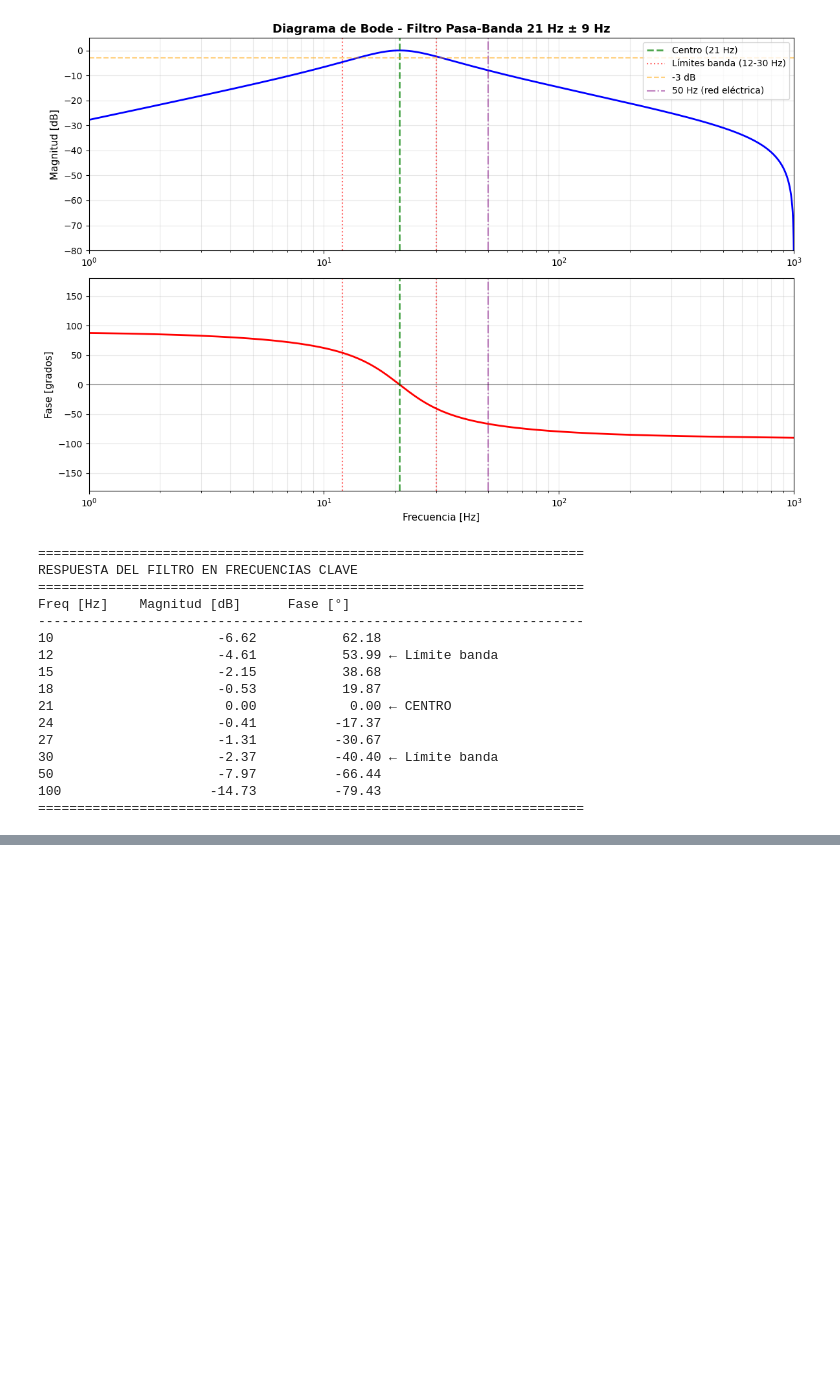
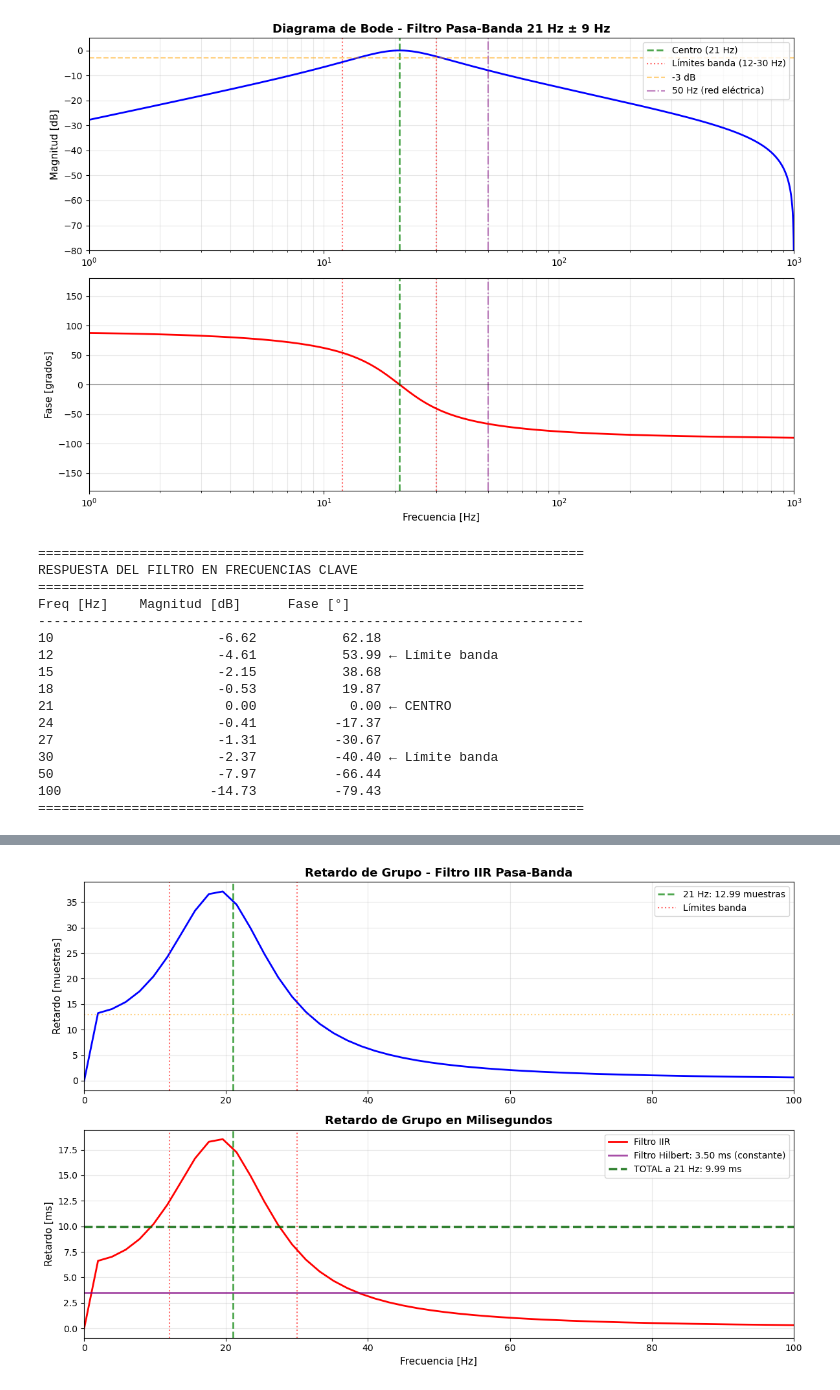
Before and after one commit to Megaomega99/Muestreainador, a Jupyter notebook: Fitros.ipynb, the cells around one changed output, grey strips where cells are left out. Saved outputs shown, nothing was run; the diff lists cells and outputs as text; code cells hidden in the pictures; blank space fills up the shorter version.

```diff
--- a/Fitros.ipynb
+++ b/Fitros.ipynb
@@ -526,0 +531,94 @@ Freq [Hz]    Magnitud [dB]      Fase [°]
+# %%
+# ==============================================================================
+# CÁLCULO DE RETARDO DE GRUPO (GROUP DELAY)
+# ==============================================================================
+# El retardo de grupo indica cuánto se retrasa una señal al pasar por el filtro
+# Es esencial para compensar y encontrar el pico real en la señal original
+
+# 1. Retardo de grupo del filtro IIR pasa-banda
+w_gd, gd_iir = signal.group_delay((b, a), fs=fs)
+
+# 2. Retardo específico a 21 Hz (frecuencia de interés)
+w_21_rad = 2 * np.pi * 21 / fs
+_, gd_iir_21 = signal.group_delay((b, a), w=[w_21_rad], fs=fs)
+retardo_iir_samples = gd_iir_21[0]
+retardo_iir_ms = retardo_iir_samples * 1000 / fs
+
+# 3. Retardo del filtro de Hilbert (FIR simétrico)
+# Para filtros FIR simétricos, el retardo es constante: (N-1)/2
+retardo_hilbert_samples = (hilbert_taps - 1) / 2
+retardo_hilbert_ms = retardo_hilbert_samples * 1000 / fs
+
+# 4. Retardo TOTAL del sistema (IIR + Hilbert)
+retardo_total_samples = retardo_iir_samples + retardo_hilbert_samples
+retardo_total_ms = retardo_total_samples * 1000 / fs
+
+# Calcular período de la señal de 21 Hz para referencia
+periodo_21hz_ms = 1000 / 21  # milisegundos
+
+# ==============================================================================
+# VISUALIZACIÓN DEL RETARDO DE GRUPO
+# ==============================================================================
+fig, (ax1, ax2) = plt.subplots(2, 1, figsize=(12, 8))
+
+# Retardo de grupo del filtro IIR
+ax1.plot(w_gd, gd_iir, 'b-', linewidth=2)
+ax1.axvline(21, color='g', linestyle='--', alpha=0.7, linewidth=2, label=f'21 Hz: {retardo_iir_samples:.2f} muestras')
+ax1.axhline(retardo_iir_samples, color='orange', linestyle=':', alpha=0.5)
+ax1.axvline(12, color='r', linestyle=':', alpha=0.6, linewidth=1.5, label='Límites banda')
+ax1.axvline(30, color='r', linestyle=':', alpha=0.6, linewidth=1.5)
+ax1.set_ylabel('Retardo [muestras]', fontsize=11)
+ax1.set_title('Retardo de Grupo - Filtro IIR Pasa-Banda', fontsize=13, fontweight='bold')
+ax1.grid(True, alpha=0.3)
+ax1.legend(loc='upper right', fontsize=10)
+ax1.set_xlim([0, 100])
+
+# Retardo de grupo en milisegundos
+gd_iir_ms = gd_iir * 1000 / fs
+ax2.plot(w_gd, gd_iir_ms, 'r-', linewidth=2, label='Filtro IIR')
+ax2.axhline(retardo_hilbert_ms, color='purple', linestyle='-', linewidth=2, alpha=0.7, label=f'Filtro Hilbert: {retardo_hilbert_ms:.2f} ms (constante)')
+ax2.axhline(retardo_total_ms, color='darkgreen', linestyle='--', linewidth=2.5, alpha=0.8, label=f'TOTAL a 21 Hz: {retardo_total_ms:.2f} ms')
+ax2.axvline(21, color='g', linestyle='--', alpha=0.7, linewidth=2)
+ax2.axvline(12, color='r', linestyle=':', alpha=0.6, linewidth=1.5)
+ax2.axvline(30, color='r', linestyle=':', alpha=0.6, linewidth=1.5)
+ax2.set_xlabel('Frecuencia [Hz]', fontsize=11)
+ax2.set_ylabel('Retardo [ms]', fontsize=11)
+ax2.set_title('Retardo de Grupo en Milisegundos', fontsize=13, fontweight='bold')
+ax2.grid(True, alpha=0.3)
+ax2.legend(loc='upper right', fontsize=10)
+ax2.set_xlim([0, 100])
+
+plt.tight_layout()
+plt.show()
+
+# ==============================================================================
+# RESULTADOS - RETARDO DEL SISTEMA
+# ==============================================================================
+print("\n" + "=" * 70)
+print("RETARDO DE GRUPO DEL SISTEMA A 21 Hz")
+print("=" * 70)
+print(f"\n1. FILTRO IIR PASA-BANDA:")
+print(f"   Retardo: {retardo_iir_samples:.2f} muestras = {retardo_iir_ms:.2f} ms")
+
+print(f"\n2. FILTRO DE HILBERT (FIR):")
+print(f"   Retardo: {retardo_hilbert_samples:.2f} muestras = {retardo_hilbert_ms:.2f} ms")
+
+print(f"\n3. RETARDO TOTAL (IIR + Hilbert):")
+print(f"   Retardo: {retardo_total_samples:.2f} muestras = {retardo_total_ms:.2f} ms")
+
+print(f"\n4. REFERENCIA:")
+print(f"   Período de 21 Hz: {periodo_21hz_ms:.2f} ms")
+print(f"   Retardo en grados: {(retardo_total_ms / periodo_21hz_ms) * 360:.1f}°")
+
+print("\n" + "-" * 70)
+print("APLICACIÓN PRÁCTICA:")
+print("-" * 70)
+print(f"Cuando tu Arduino detecta fase = 0° (pico en señal filtrada),")
+print(f"el pico REAL en la señal de entrada ocurrió hace:")
+print(f"   → {retardo_total_ms:.2f} ms")
+print(f"   → {retardo_total_samples:.2f} muestras")
+print(f"\nPara sincronizar con el pico original:")
+print(f"   t_pico_original = t_deteccion - {retardo_total_ms:.2f} ms")
+print("=" * 70)
+# %% [output]
+[figure, added]
```
Also changed, not shown: parts of 4 cells of this notebook, 5 other files.
